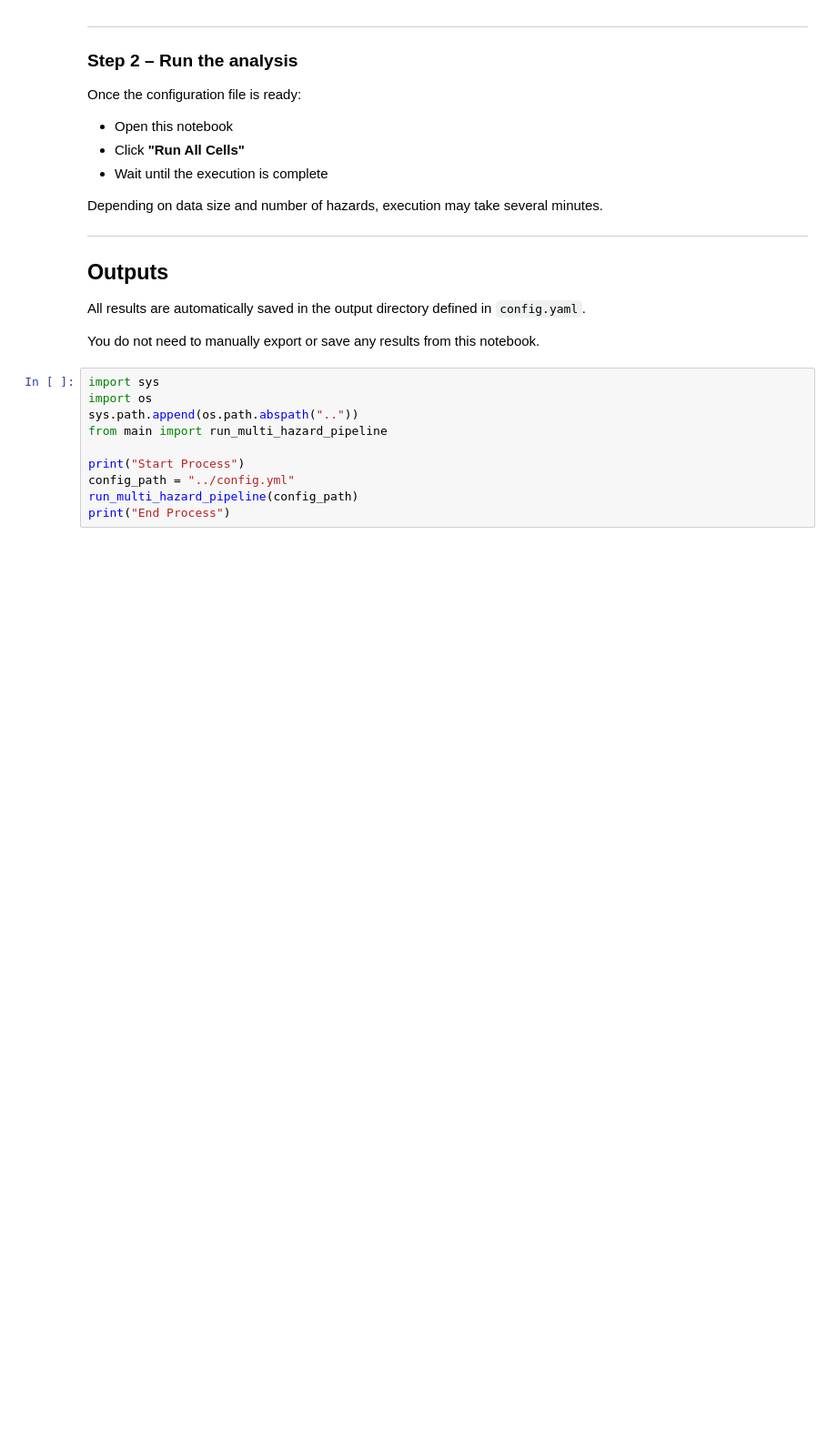
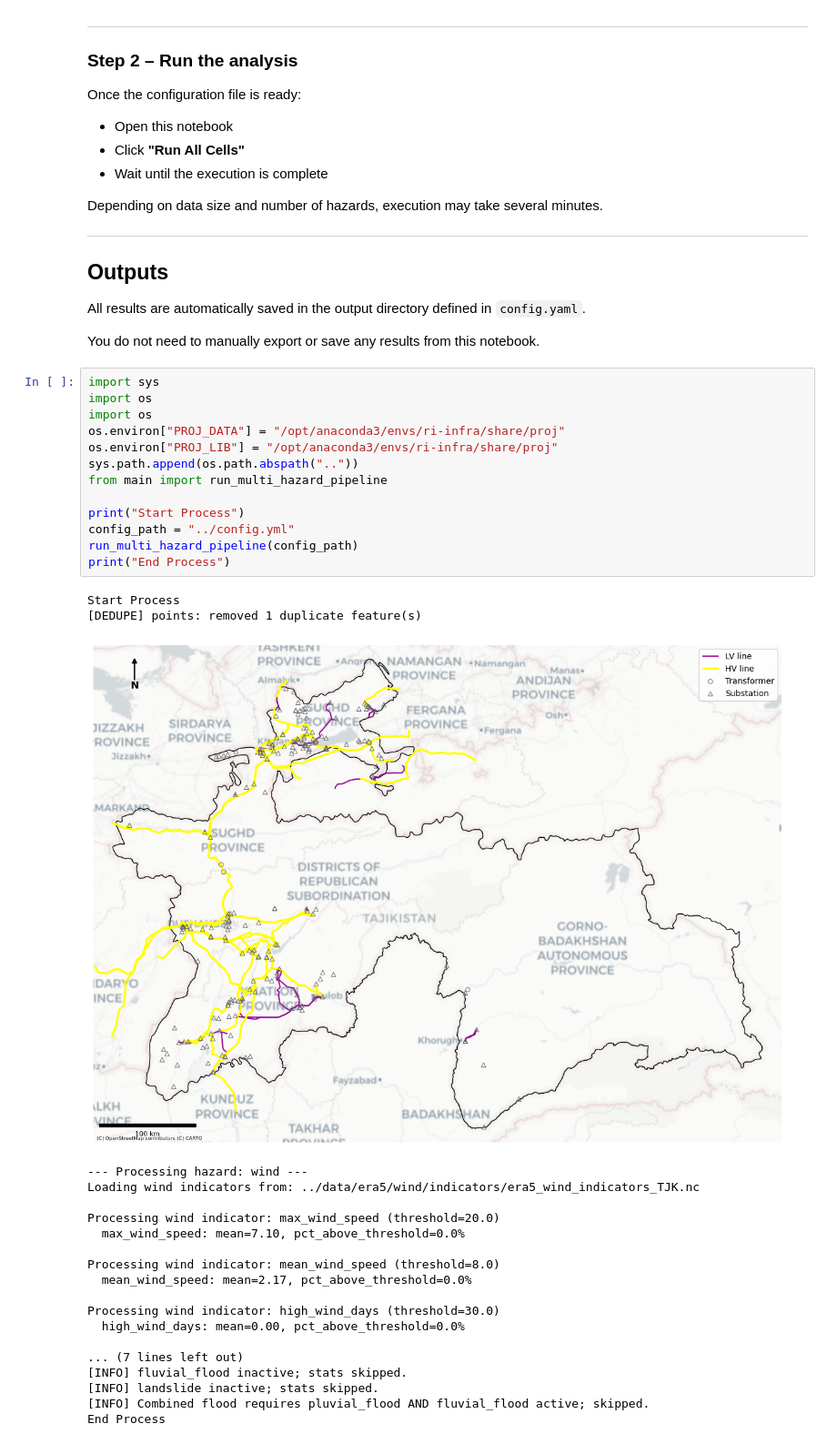
Before and after one commit to ndekkar/auto-infra-exposure, a Jupyter notebook: notebooks/run_multi_hazard_analysis.ipynb, the cells around one changed output. Shown at 91% size. Cells and saved outputs as stored; diff of their text form; blank space fills up the shorter version.

```diff
--- a/notebooks/run_multi_hazard_analysis.ipynb
+++ b/notebooks/run_multi_hazard_analysis.ipynb
@@ -67,10 +67,34 @@ You do not need to manually export or save any results from this notebook.
 # %%
 import sys
 import os
+import os
+os.environ["PROJ_DATA"] = "/opt/anaconda3/envs/ri-infra/share/proj"
+os.environ["PROJ_LIB"] = "/opt/anaconda3/envs/ri-infra/share/proj"
 sys.path.append(os.path.abspath(".."))
 from main import run_multi_hazard_pipeline
 
 print("Start Process")
 config_path = "../config.yml"
 run_multi_hazard_pipeline(config_path)
 print("End Process")
+# %% [output]
+Start Process
+[DEDUPE] points: removed 1 duplicate feature(s)
+[figure, added]
+--- Processing hazard: wind ---
+Loading wind indicators from: ../data/era5/wind/indicators/era5_wind_indicators_TJK.nc
+
+Processing wind indicator: max_wind_speed (threshold=20.0)
+  max_wind_speed: mean=7.10, pct_above_threshold=0.0%
+
+Processing wind indicator: mean_wind_speed (threshold=8.0)
+  mean_wind_speed: mean=2.17, pct_above_threshold=0.0%
+
+Processing wind indicator: high_wind_days (threshold=30.0)
+  high_wind_days: mean=0.00, pct_above_threshold=0.0%
+
+... (7 lines left out)
+[INFO] fluvial_flood inactive; stats skipped.
+[INFO] landslide inactive; stats skipped.
+[INFO] Combined flood requires pluvial_flood AND fluvial_flood active; skipped.
+End Process
```
Also changed, not shown: 7 other files.
